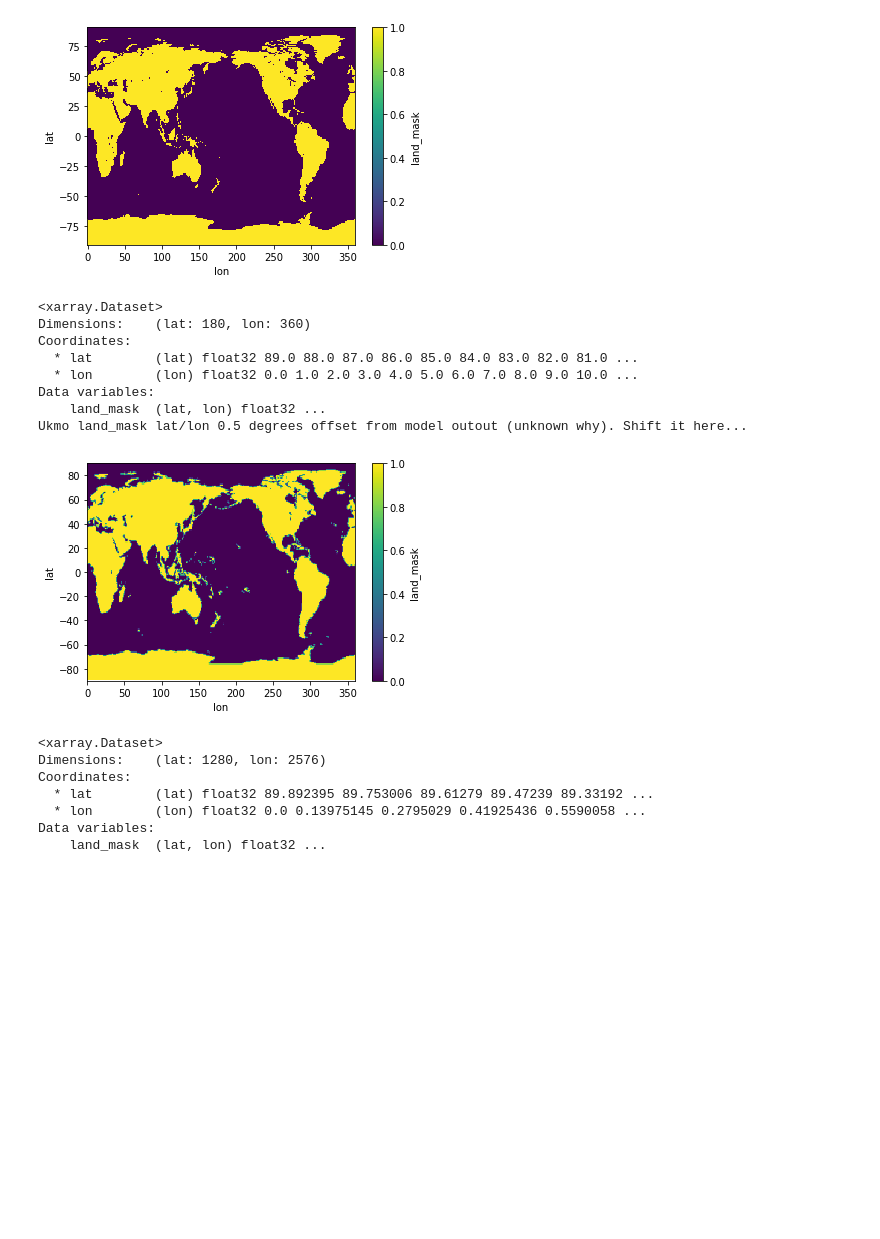
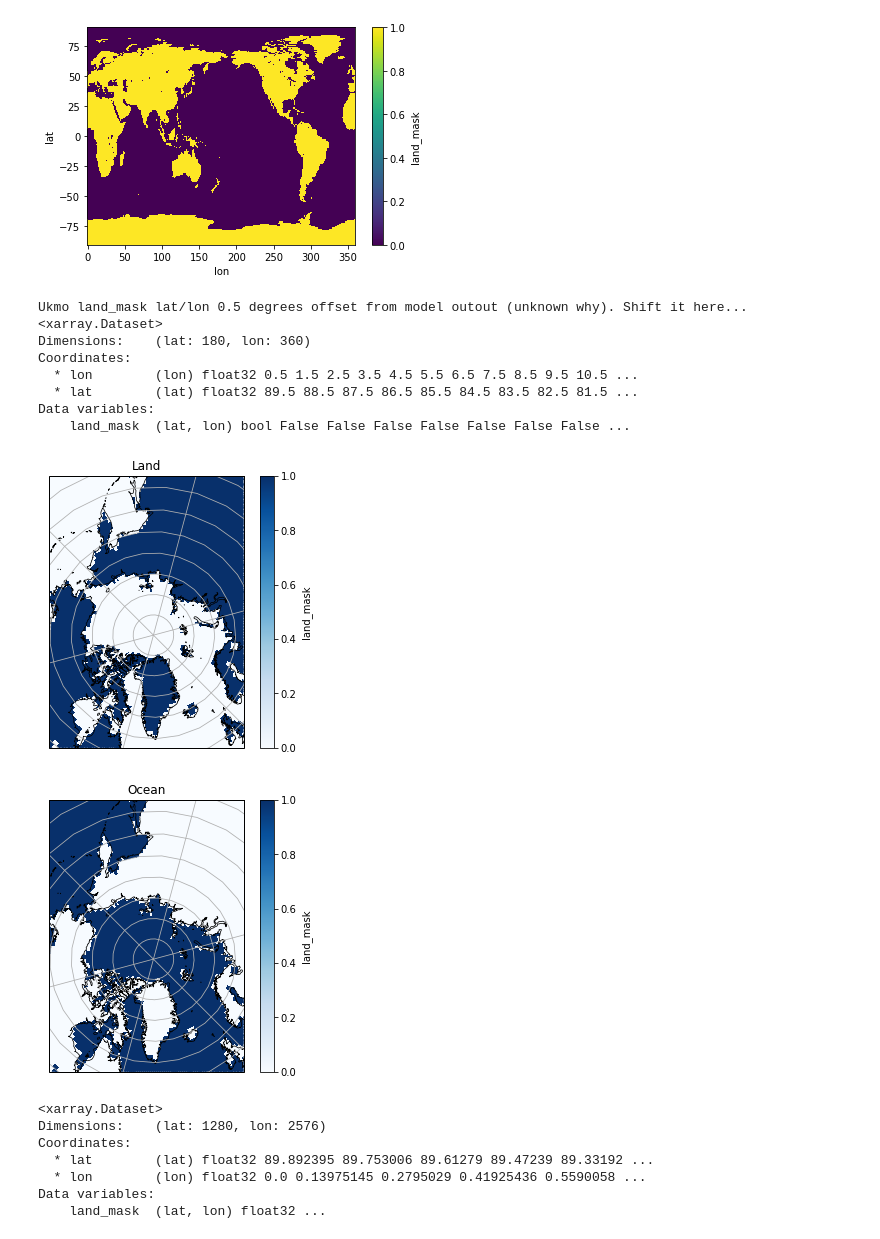
Before and after one commit to NicWayand/ESIO, a Jupyter notebook: scripts/download_scripts/Get_model_land_sea_masks.ipynb, the cells around one changed output. Saved outputs shown, nothing was run; the diff lists cells and outputs as text; code cells hidden in the pictures; blank space fills up the shorter version.

```diff
--- a/scripts/download_scripts/Get_model_land_sea_masks.ipynb
+++ b/scripts/download_scripts/Get_model_land_sea_masks.ipynb
@@ -164,22 +167,37 @@ Data variables:
 # %%
 ds = xr.open_dataset('ukmetofficesipn_land_sea_mask.grib', engine='pynio')
 ds.rename({'g0_lat_0':'lat','g0_lon_1':'lon','LSM_GDS0_SFC':'land_mask'}, inplace=True);
-print(ds)
 print('Ukmo land_mask lat/lon 0.5 degrees offset from model outout (unknown why). Shift it here...')
 ds['lat'] = ds.lat + 0.5
 ds['lon'] = ds.lon + 0.5
-ds.land_mask.plot()
+
+# Plot SIC on target projection
+(f, ax1) = ice_plot.polar_axis()
+ds = (ds == 1) # Set ocean if ANY part of grid cell has ocean, otherwise the sea/mask has land over ocean....
+ds.land_mask.plot.pcolormesh(ax=ax1, x='lon', y='lat',
+                                     transform=ccrs.PlateCarree(),
+                                     cmap='Blues')
+ax1.set_title('Land')
+
+(f, ax1) = ice_plot.polar_axis()
+(1-ds).land_mask.plot.pcolormesh(ax=ax1, x='lon', y='lat',
+                                     transform=ccrs.PlateCarree(),
+                                     cmap='Blues')
+ax1.set_title('Ocean')
+print(ds)
+
 ds.to_netcdf('ukmetofficesipn_land_sea_mask.nc')
 # %% [output]
+Ukmo land_mask lat/lon 0.5 degrees offset from model outout (unknown why). Shift it here...
 <xarray.Dataset>
 Dimensions:    (lat: 180, lon: 360)
 Coordinates:
-  * lat        (lat) float32 89.0 88.0 87.0 86.0 85.0 84.0 83.0 82.0 81.0 ...
-  * lon        (lon) float32 0.0 1.0 2.0 3.0 4.0 5.0 6.0 7.0 8.0 9.0 10.0 ...
+  * lon        (lon) float32 0.5 1.5 2.5 3.5 4.5 5.5 6.5 7.5 8.5 9.5 10.5 ...
+  * lat        (lat) float32 89.5 88.5 87.5 86.5 85.5 84.5 83.5 82.5 81.5 ...
 Data variables:
-    land_mask  (lat, lon) float32 ...
-Ukmo land_mask lat/lon 0.5 degrees offset from model outout (unknown why). Shift it here...
+    land_mask  (lat, lon) bool False False False False False False False ...
-[figure, old version]
+[figure, new version]
+[figure, added]
 # %%
 ds = xr.open_dataset('yopp.grib', engine='pynio')
 ds.rename({'g4_lat_1':'lat','g4_lon_2':'lon','LSM_GDS4_SFC':'land_mask'}, inplace=True);
```
Also changed, not shown: parts of 2 cells of this notebook, 20 other files.
